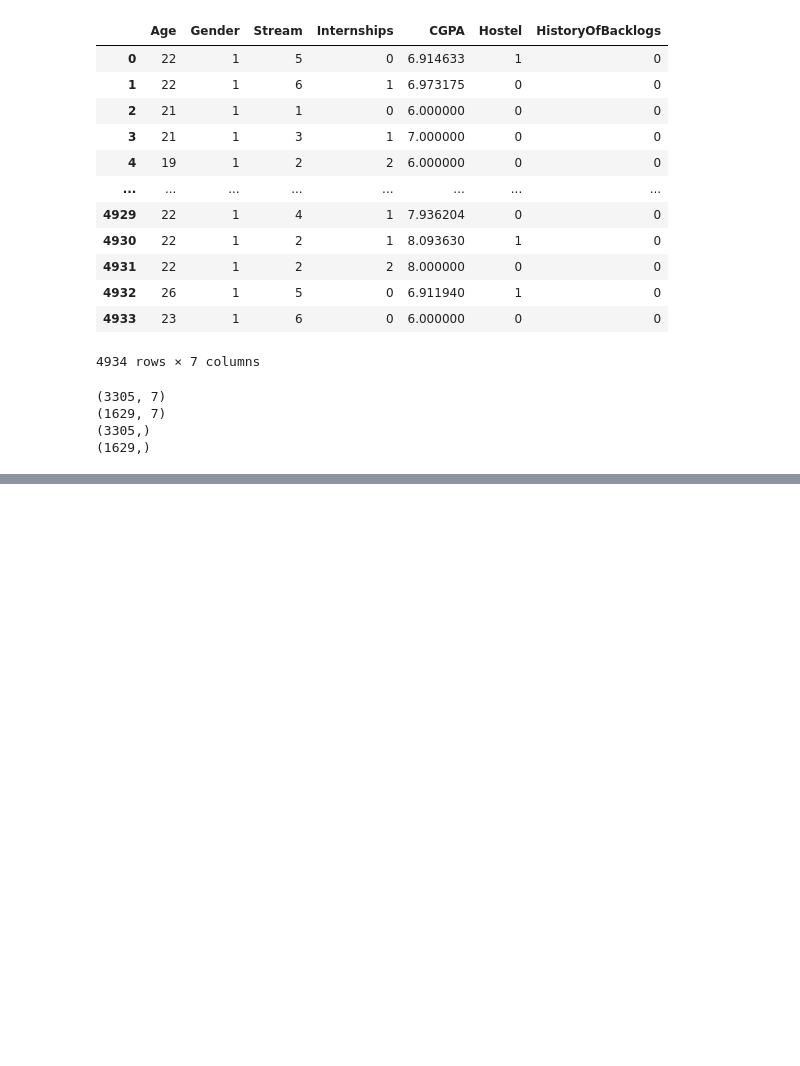
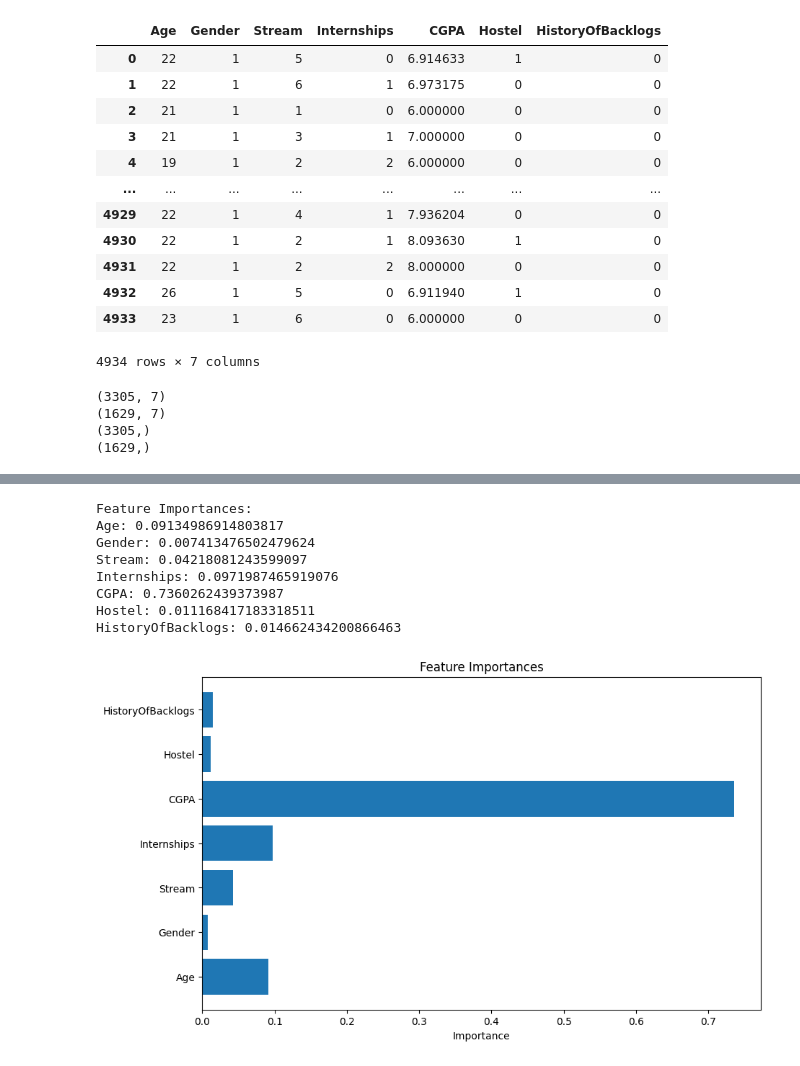
Before and after one commit to JoelMascarenhas77/final_student_placement, a Jupyter notebook: auth/prediction-tweak.ipynb, the cells around one changed output, grey strips where cells are left out. Cells and saved outputs as stored; diff of their text form; code cells hidden in the pictures; blank space fills up the shorter version.

```diff
--- a/auth/prediction-tweak.ipynb
+++ b/auth/prediction-tweak.ipynb
@@ -403,0 +390,21 @@ FileNotFoundError: [Errno 2] No such file or directory: 'test_tweak.csv'
+# %%
+print("Feature Importances:")
+for feature, importance in zip(X_train.columns, classifier.feature_importances_):
+    print(f"{feature}: {importance}")
+
+# Plot feature importances
+plt.figure(figsize=(10, 6))
+plt.barh(X_train.columns, classifier.feature_importances_)
+plt.xlabel('Importance')
+plt.title('Feature Importances')
+plt.show()
+# %% [output]
+Feature Importances:
+Age: 0.09134986914803817
+Gender: 0.007413476502479624
+Stream: 0.04218081243599097
+Internships: 0.0971987465919076
+CGPA: 0.7360262439373987
+Hostel: 0.011168417183318511
+HistoryOfBacklogs: 0.014662434200866463
+[figure, added]
```
Also changed, not shown: parts of 10 cells of this notebook, 26 other files.
